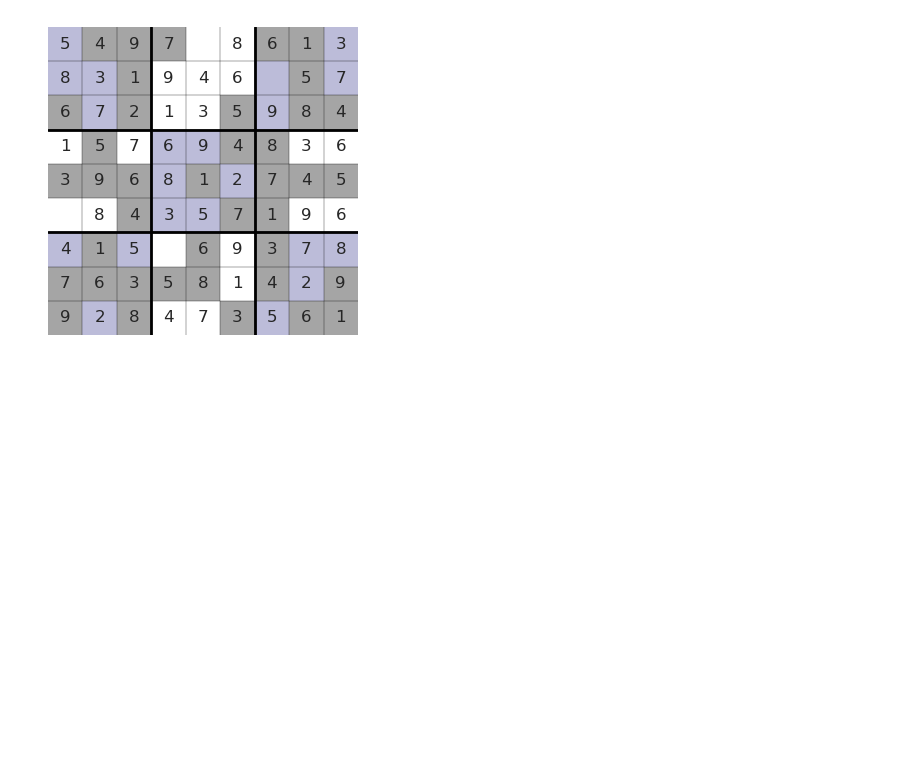
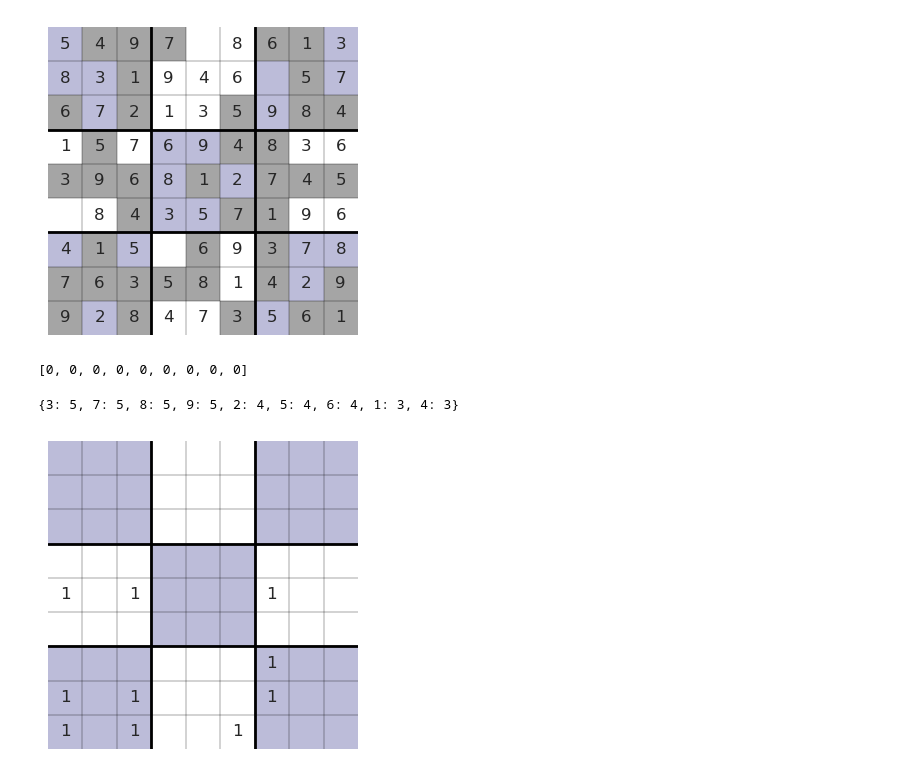
Before and after one commit to rjmat97/sudoku, a Jupyter notebook: main.ipynb, the cells around one changed output. Saved outputs shown, nothing was run; the diff lists cells and outputs as text; code cells hidden in the pictures; blank space fills up the shorter version.

```diff
--- a/main.ipynb
+++ b/main.ipynb
@@ -132,6 +137,24 @@ s1 = importData('set_2_step1.csv')
 matMap(s1, plot[1])
 # %% [output]
 [figure]
+# %%
+[0 for i in range(9)]
+# %% [output]
+[0, 0, 0, 0, 0, 0, 0, 0, 0]
+# %%
+def findHidden(mat, srch):
+    x = np.array(list(map(lambda x: not int(x.__contains__(srch)), mat)))
+    y = np.array(list(map(lambda x: not int(x.__contains__(srch)), mat.T)))
+    m = mat.copy() # mask
+    m[m>0]=1
+    t = (x[:, None] * y) - m
+    t[t<0]=0
+    return t
+print(calcMax(s1))
+matMap(findHidden(s1, 3))
+# %% [output]
+{3: 5, 7: 5, 8: 5, 9: 5, 2: 4, 5: 4, 6: 4, 1: 3, 4: 3}
+[figure, added]
 # %%
 def slicer(mat):
     rmat = []
```
Also changed, not shown: parts of 3 cells of this notebook, 12 other files.
